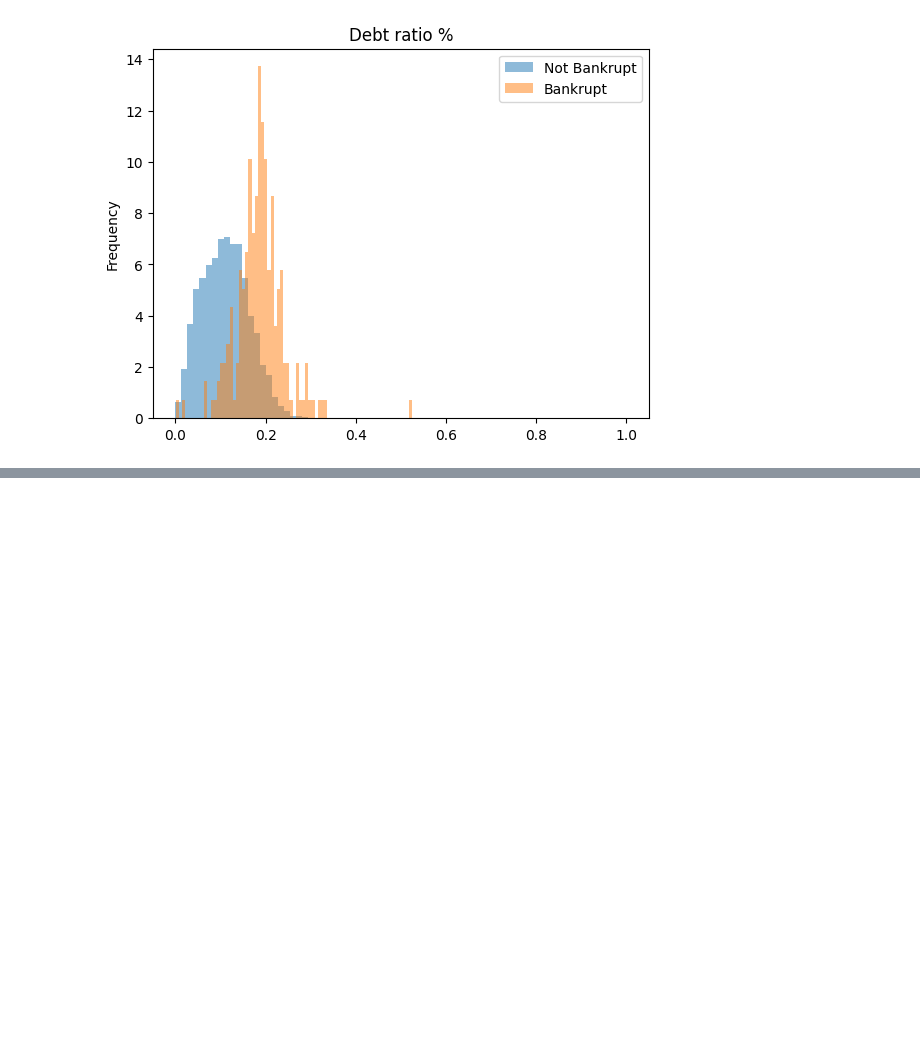
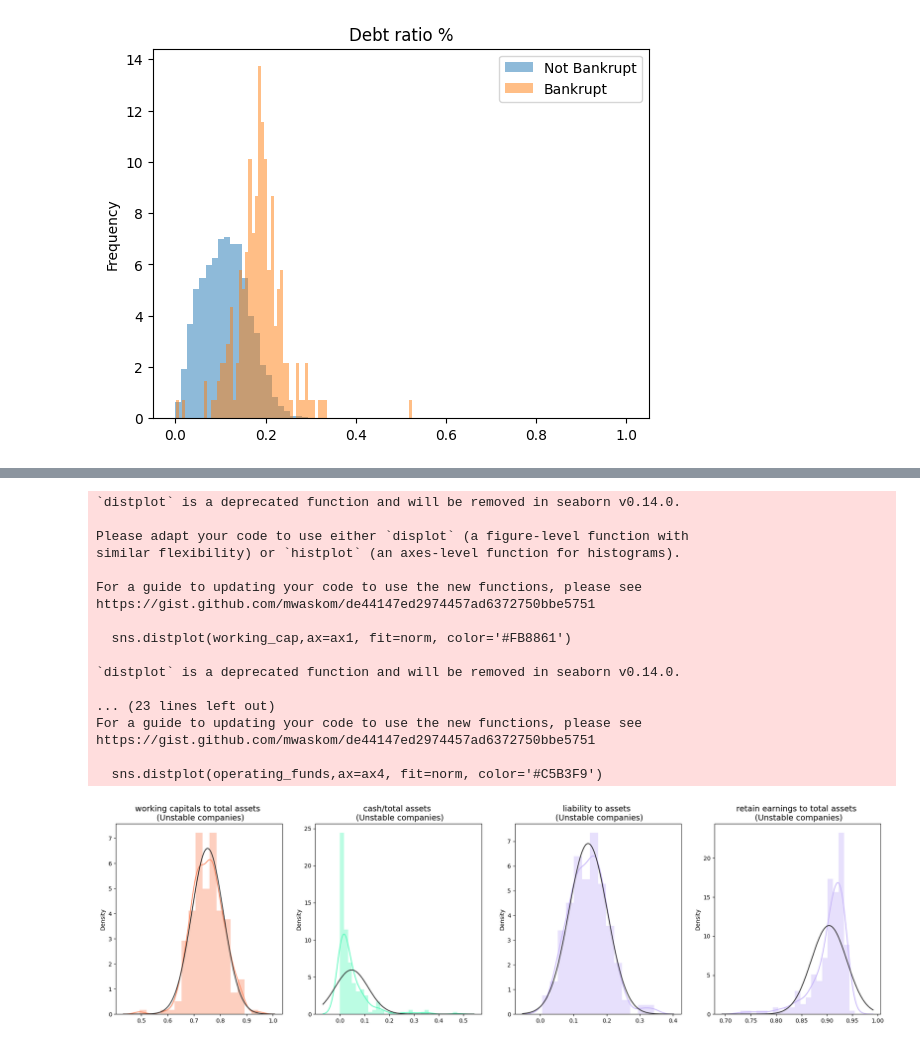
Before and after one commit to TeranG710/GORTFinal, a Jupyter notebook: bankrupt.ipynb, the cells around one changed output, grey strips where cells are left out. Cells and saved outputs as stored; diff of their text form; code cells hidden in the pictures; blank space fills up the shorter version.

```diff
--- a/bankrupt.ipynb
+++ b/bankrupt.ipynb
@@ -375,0 +449,40 @@ Not_Bankrupt_data[" Debt ratio %"].median(), Bankrupt_data[" Debt ratio %"].medi
+# %%
+f, (ax1, ax2, ax3, ax4) = plt.subplots(1,4, figsize=(24, 6))
+
+working_cap = data[' Working Capital to Total Assets'].loc[data['Bankrupt?'] == 1].values
+sns.distplot(working_cap,ax=ax1, fit=norm, color='#FB8861')
+ax1.set_title('working capitals to total assets \n (Unstable companies)', fontsize=14)
+
+cash_tot_assets = data[' Cash/Total Assets'].loc[data['Bankrupt?'] == 1].values
+sns.distplot(cash_tot_assets ,ax=ax2, fit=norm, color='#56F9BB')
+ax2.set_title('cash/total assets \n (Unstable companies)', fontsize=14)
+
+
+asset_liab = data[' Current Liability to Assets'].loc[data['Bankrupt?'] == 1].values
+sns.distplot(asset_liab,ax=ax3, fit=norm, color='#C5B3F9')
+ax3.set_title('liability to assets \n (Unstable companies)', fontsize=14)
+
+operating_funds = data[' Retained Earnings to Total Assets'].loc[data['Bankrupt?'] == 1].values
+sns.distplot(operating_funds,ax=ax4, fit=norm, color='#C5B3F9')
+ax4.set_title('retain earnings to total assets \n (Unstable companies)', fontsize=14)
+
+plt.show()
+# %% [output]
+`distplot` is a deprecated function and will be removed in seaborn v0.14.0.
+
+Please adapt your code to use either `displot` (a figure-level function with
+similar flexibility) or `histplot` (an axes-level function for histograms).
+
+For a guide to updating your code to use the new functions, please see
+https://gist.github.com/mwaskom/de44147ed2974457ad6372750bbe5751
+
+  sns.distplot(working_cap,ax=ax1, fit=norm, color='#FB8861')
+
+`distplot` is a deprecated function and will be removed in seaborn v0.14.0.
+
+... (23 lines left out)
+For a guide to updating your code to use the new functions, please see
+https://gist.github.com/mwaskom/de44147ed2974457ad6372750bbe5751
+
+  sns.distplot(operating_funds,ax=ax4, fit=norm, color='#C5B3F9')
+[figure, added]
```
Also changed, not shown: parts of 11 cells of this notebook, 1 other file.
